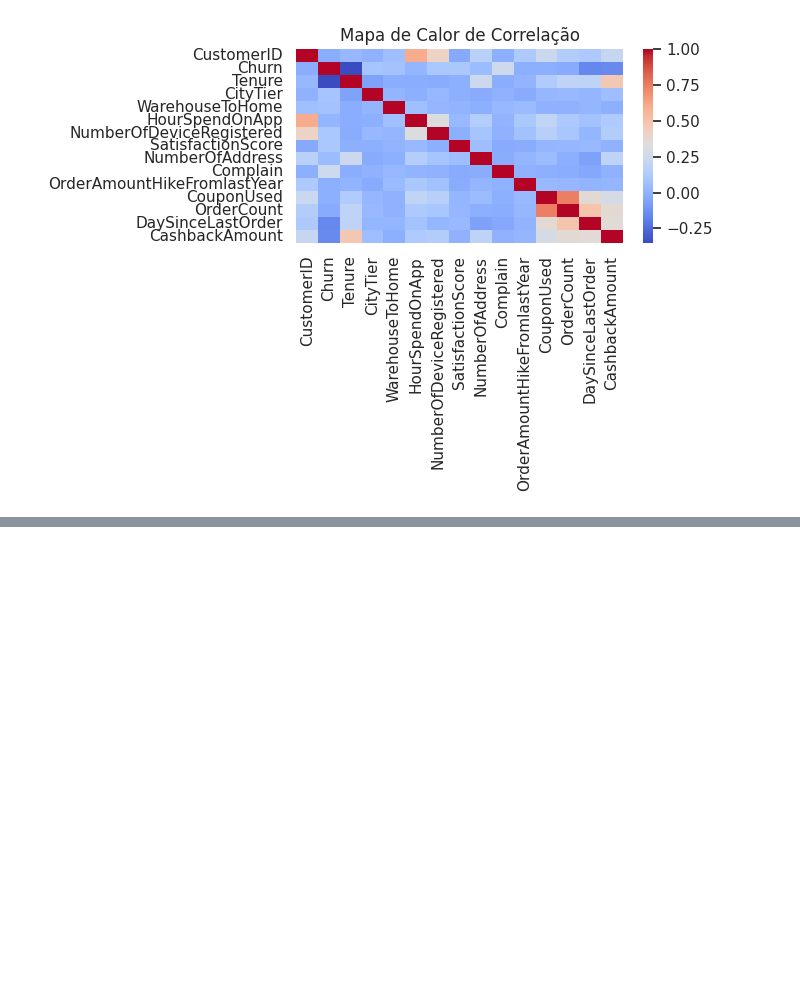
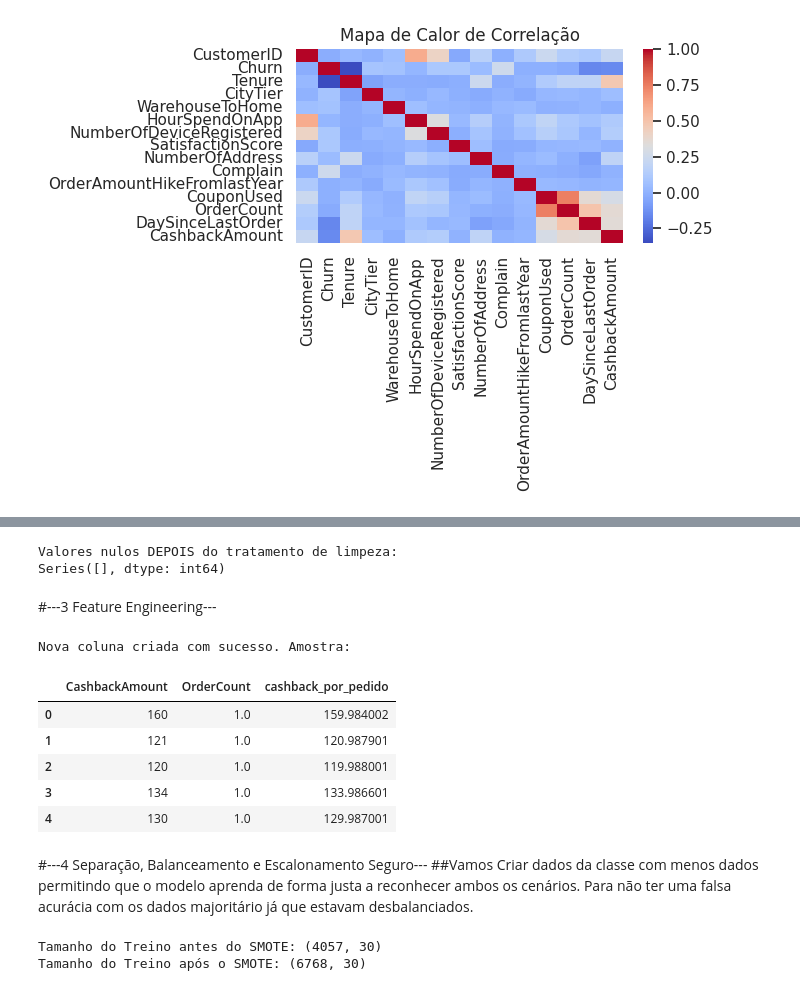
Before and after one commit to alegouvea75/Projeto-Avaliativo-final-Modulo1, a Jupyter notebook: Projeto_Avaliativo_semana_14.ipynb, the cells around one changed output, grey strips where cells are left out. Saved outputs shown, nothing was run; the diff lists cells and outputs as text; code cells hidden in the pictures; blank space fills up the shorter version.

```diff
--- a/Projeto_Avaliativo_semana_14.ipynb
+++ b/Projeto_Avaliativo_semana_14.ipynb
@@ -100,0 +216,62 @@ plt.show()
+# %%
+print("\nValores nulos DEPOIS do tratamento de limpeza:")
+print(df.isnull().sum()[df.isnull().sum() > 0])
+# %% [output]
+Valores nulos DEPOIS do tratamento de limpeza:
+Series([], dtype: int64)
+# %% [markdown]
+#---3 Feature Engineering---
+# %%
+# Criação da nova coluna exigida pelo projeto: cashback_por_pedido = Cashbackamount/OrderCont
+df['cashback_por_pedido'] = df['CashbackAmount'] / (df['OrderCount'] + 0.0001)
+
+print("Nova coluna criada com sucesso. Amostra:")
+display(df[['CashbackAmount', 'OrderCount', 'cashback_por_pedido']].head())
+# %% [output]
+Nova coluna criada com sucesso. Amostra:
+|  | CashbackAmount | OrderCount | cashback_por_pedido |
+| 0 | 160 | 1.0 | 159.984002 |
+| 1 | 121 | 1.0 | 120.987901 |
+| 2 | 120 | 1.0 | 119.988001 |
+| 3 | 134 | 1.0 | 133.986601 |
+| 4 | 130 | 1.0 | 129.987001 |
+# %% [markdown]
+#---4 Separação, Balanceamento e Escalonamento Seguro---
+##Vamos Criar dados da classe com menos dados permitindo que o modelo aprenda de forma justa a reconhecer ambos os cenários. Para não ter uma falsa acurácia com os dados majoritário já que estavam desbalanciados.
+# %%
+# 1. Encoding usando One-Hot Encoding
+# evitar multicolinearidade
+df_encoded = pd.get_dummies(df, drop_first=True)
+
+# 2. Split de Dados (X e y)
+X = df_encoded.drop('Churn', axis=1)
+y = df_encoded['Churn']
+
+# Stratify=y preserva a proporção das classes
+X_train, X_test, y_train, y_test = train_test_split(X, y, test_size=0.20, stratify=y, random_state=42)
+
+# 3. Balanceamento (SOMENTE NO TREINO para evitar vazamento de dados)
+smote = SMOTE(random_state=42)
+X_train_bal, y_train_bal = smote.fit_resample(X_train, y_train)
+
+# 4. Escalonamento Seguro (EXCLUSIVAMENTE NAS VARIÁVEIS CONTÍNUAS para o KNN)
+# Lista com o nome das colunas que são números contínuos (substitua se necessário)
+colunas_continuas = ['Tenure', 'WarehouseToHome', 'HourSpendOnApp', 'NumberOfDeviceRegistered',
+                     'SatisfactionScore', 'NumberOfAddress', 'Complain',
+                     'OrderAmountHikeFromlastYear', 'CouponUsed', 'OrderCount',
+                     'DaySinceLastOrder', 'CashbackAmount']
+
+scaler = StandardScaler()
+# Criando cópias para não alterar os dados originais balanceados que irão para a Árvore
+X_train_bal_scaled = X_train_bal.copy()
+X_test_scaled = X_test.copy()
+
+# Fit_transform no treino e transform no teste (APENAS nas contínuas)
+X_train_bal_scaled[colunas_continuas] = scaler.fit_transform(X_train_bal[colunas_continuas])
+X_test_scaled[colunas_continuas] = scaler.transform(X_test[colunas_continuas])
+
+print("Tamanho do Treino antes do SMOTE:", X_train.shape)
+print("Tamanho do Treino após o SMOTE:", X_train_bal.shape)
+# %% [output]
+Tamanho do Treino antes do SMOTE: (4057, 30)
+Tamanho do Treino após o SMOTE: (6768, 30)
```
Also changed, not shown: parts of 19 cells of this notebook.
